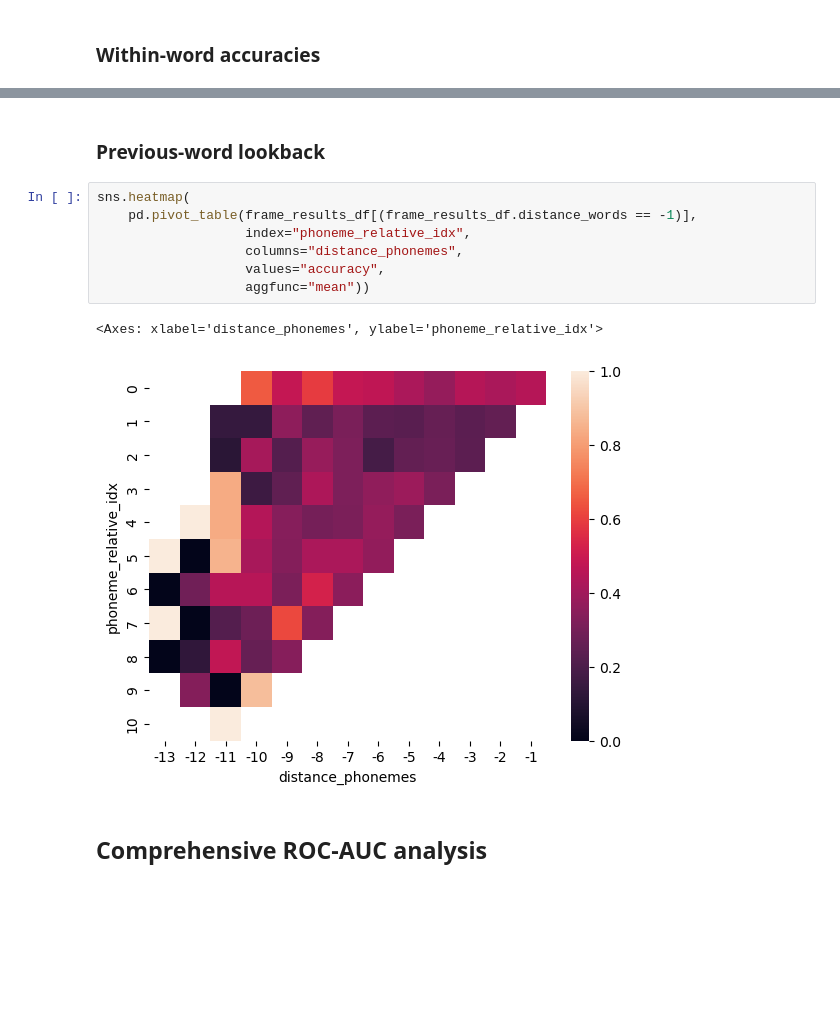
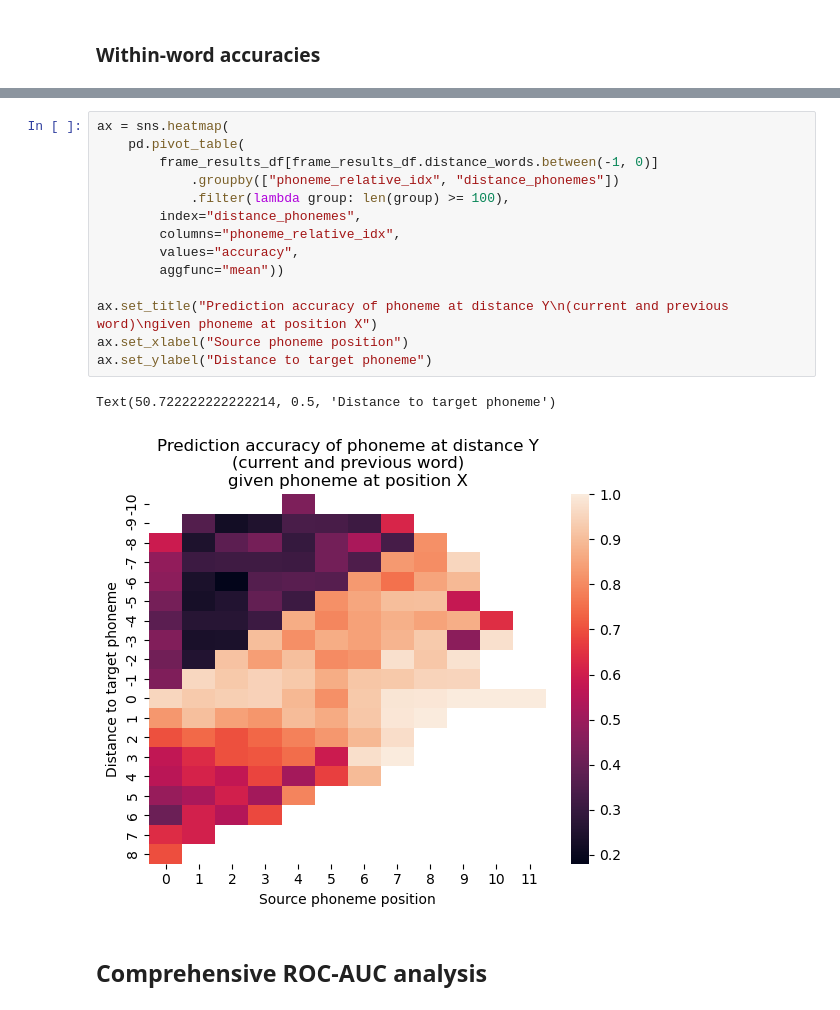
Before and after one commit to hans/ideal-word-representations, a Jupyter notebook: notebooks/temporal_ROC.ipynb, the cells around one changed output, grey strips where cells are left out. Cells and saved outputs as stored; diff of their text form; blank space fills up the shorter version.

```diff
--- a/notebooks/temporal_ROC.ipynb
+++ b/notebooks/temporal_ROC.ipynb
@@ -146,15 +138,20 @@ sns.heatmap(
-# %% [markdown]
-### Previous-word lookback
-# %%
-sns.heatmap(
-    pd.pivot_table(frame_results_df[(frame_results_df.distance_words == -1)],
-                   index="phoneme_relative_idx",
-                   columns="distance_phonemes",
-                   values="accuracy",
-                   aggfunc="mean"))
-# %% [output]
-<Axes: xlabel='distance_phonemes', ylabel='phoneme_relative_idx'>
-[figure, removed]
+# %%
+ax = sns.heatmap(
+    pd.pivot_table(
+        frame_results_df[frame_results_df.distance_words.between(-1, 0)]
+            .groupby(["phoneme_relative_idx", "distance_phonemes"])
+            .filter(lambda group: len(group) >= 100),
+        index="distance_phonemes",
+        columns="phoneme_relative_idx",
+        values="accuracy",
+        aggfunc="mean"))
+
+ax.set_title("Prediction accuracy of phoneme at distance Y\n(current and previous word)\ngiven phoneme at position X")
+ax.set_xlabel("Source phoneme position")
+ax.set_ylabel("Distance to target phoneme")
+# %% [output]
+Text(50.722222222222214, 0.5, 'Distance to target phoneme')
+[figure, added]
 # %% [markdown]
 ## Comprehensive ROC-AUC analysis
 # %%
```
Also changed, not shown: parts of 13 cells of this notebook, 3 other files.
